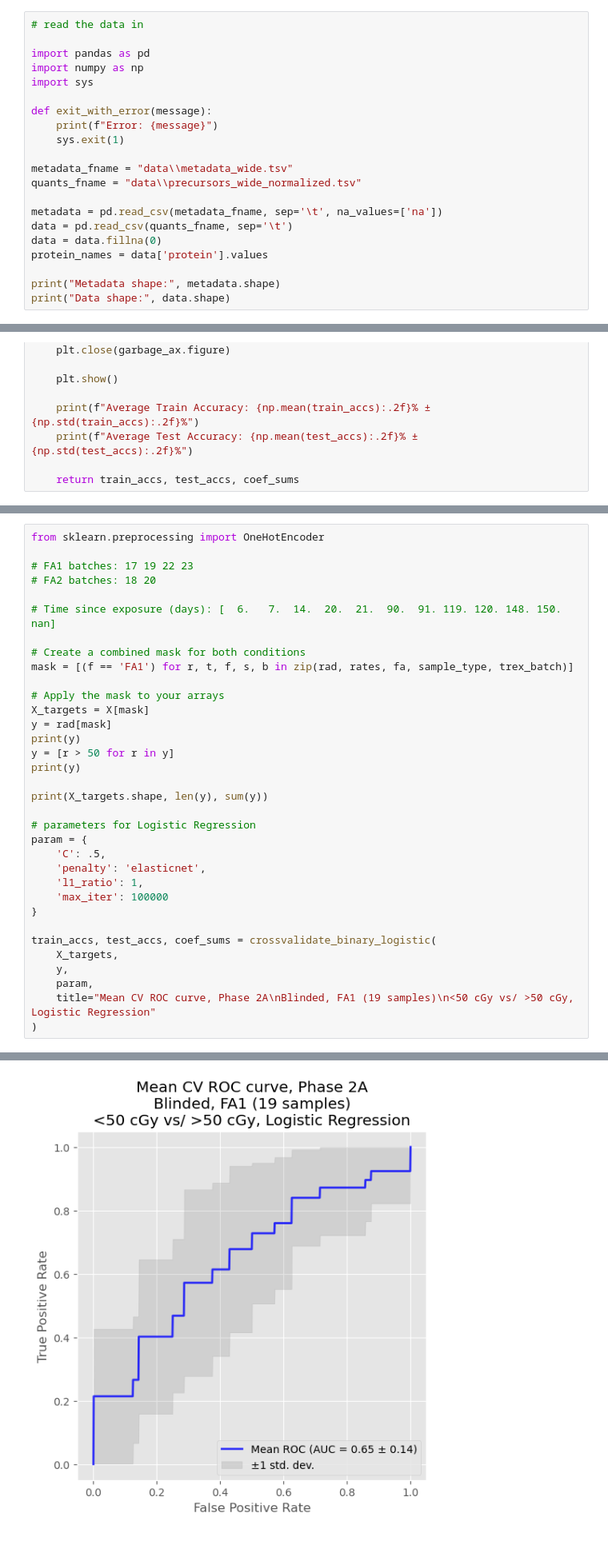
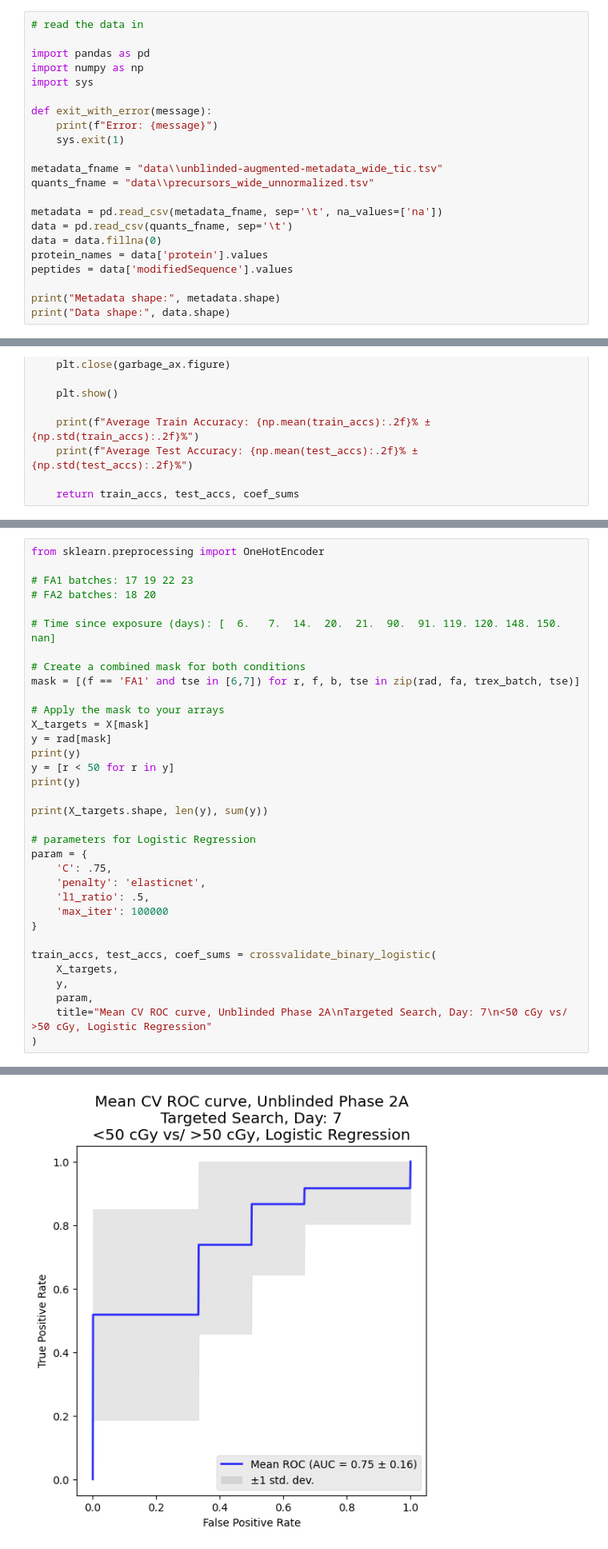
Before and after one commit to mriffle/tei-rex-phase2-pelt-targeted-notebook, a Jupyter notebook: protein-classifiers-exploration-logistic-regression.ipynb, the cells around one changed output, grey strips where cells are left out. Shown at 80% size. Cells and saved outputs as stored; diff of their text form.

```diff
--- a/protein-classifiers-exploration-logistic-regression.ipynb
+++ b/protein-classifiers-exploration-logistic-regression.ipynb
@@ -9,13 +9,14 @@ def exit_with_error(message):
     print(f"Error: {message}")
     sys.exit(1)
 
-metadata_fname = "data\\metadata_wide.tsv"
-quants_fname = "data\\precursors_wide_normalized.tsv"
+metadata_fname = "data\\unblinded-augmented-metadata_wide_tic.tsv"
+quants_fname = "data\\precursors_wide_unnormalized.tsv"
 
 metadata = pd.read_csv(metadata_fname, sep='\t', na_values=['na'])
 data = pd.read_csv(quants_fname, sep='\t')
 data = data.fillna(0)
 protein_names = data['protein'].values
+peptides = data['modifiedSequence'].values
 
 print("Metadata shape:", metadata.shape)
 print("Data shape:", data.shape)
@@ -750,22 +475,22 @@ from sklearn.preprocessing import OneHotEncoder
 # Time since exposure (days): [  6.   7.  14.  20.  21.  90.  91. 119. 120. 148. 150.  nan]
 
 # Create a combined mask for both conditions
-mask = [(f == 'FA1') for r, t, f, s, b in zip(rad, rates, fa, sample_type, trex_batch)]
+mask = [(f == 'FA1' and tse in [6,7]) for r, f, b, tse in zip(rad, fa, trex_batch, tse)]
 
 # Apply the mask to your arrays
 X_targets = X[mask]
 y = rad[mask]
 print(y)
-y = [r > 50 for r in y]
+y = [r < 50 for r in y]
 print(y)
 
 print(X_targets.shape, len(y), sum(y))
 
 # parameters for Logistic Regression
 param = {
-    'C': .5,
+    'C': .75,
     'penalty': 'elasticnet',
-    'l1_ratio': 1,
+    'l1_ratio': .5,
     'max_iter': 100000
 }
 
@@ -773,6 +498,6 @@ train_accs, test_accs, coef_sums = crossvalidate_binary_logistic(
     X_targets,
     y,
     param,
-    title="Mean CV ROC curve, Phase 2A\nBlinded, FA1 (19 samples)\n<50 cGy vs/ >50 cGy, Logistic Regression"
+    title="Mean CV ROC curve, Unblinded Phase 2A\nTargeted Search, Day: 7\n<50 cGy vs/ >50 cGy, Logistic Regression"
 )
 # %% [output]
@@ -786 +510 @@ Baseline Accuracy: 0.39344262295081966
-[figure, old version]
+[figure, new version]
```
Also changed, not shown: parts of 31 cells of this notebook, 2 other files.
